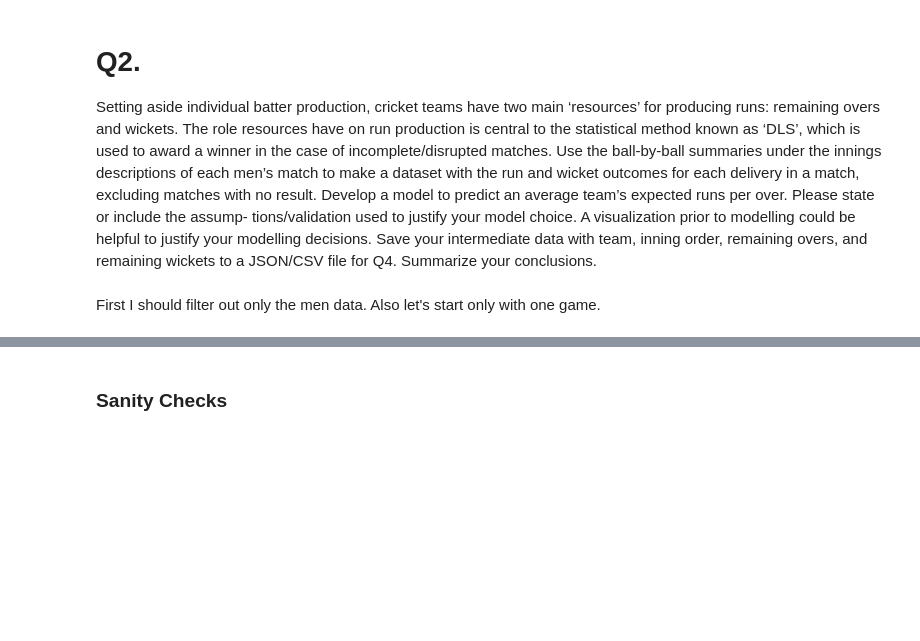
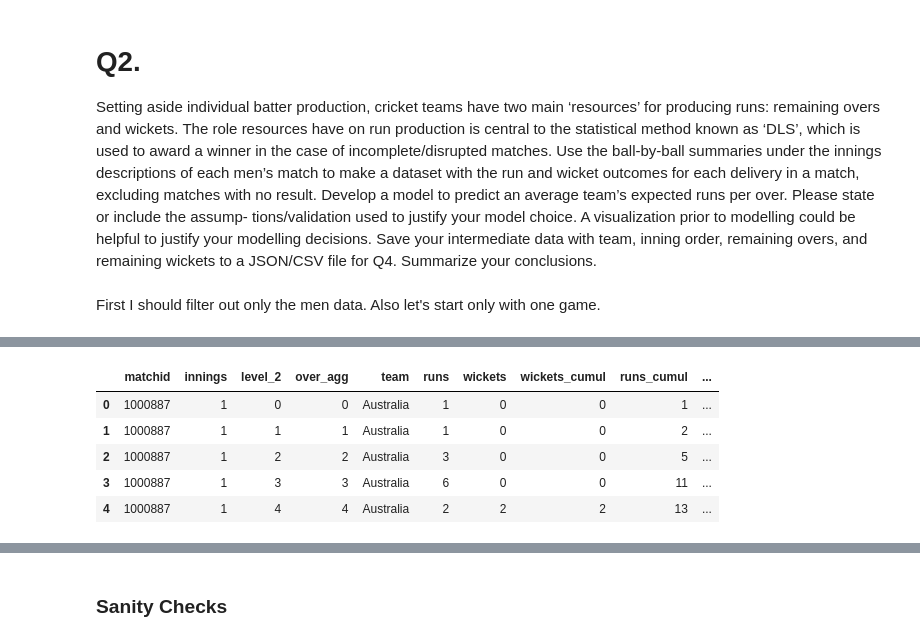
Before and after one commit to stecasta/cricket-predictions, a Jupyter notebook: notebooks/assessment.ipynb, the cells around one changed output, grey strips where cells are left out. Drawn from its saved outputs; the diff is of its cells as text; code cells hidden in the pictures; blank space fills up the shorter version.

Commit message:
Q1 data analysis and Q2 dataset generation refactoring

```diff
--- a/notebooks/assessment.ipynb
+++ b/notebooks/assessment.ipynb
@@ -92,0 +76,6 @@ print(win_percentage_no_dl_no_tie)
+# %%
+match_results_path = '../data/match_results.json'
+first_year_to_consider = 2019
+
+odi = load_df_from_json(match_results_path)
+odi.head(3)
@@ -120,3 +229,11 @@ def shift_resources(df):
     df.loc[df.index[0], 'runs_needed_to_par'] = df.loc[df.index[0], 'first_innings_runs']
 
     return df
+# %%
+match_results_path = '../data/match_results.json'
+innings_results_path = '../data/innings_results.json'
+
+odi = load_df_from_json(match_results_path)
+innings = load_df_from_json(innings_results_path)
+
+innings.head(3)
@@ -122,0 +257,4 @@ def shift_resources(df):
+# %%
+odi_filt = filter_odi_df(odi, first_year_to_consider=1800)
+innings_filt = filter_innings_df_with_match_df(innings, odi_filt)
+innings_filt.tail(55)
@@ -122,0 +265,7 @@ def shift_resources(df):
+# %%
+overs = innings_filt.groupby(['matchid', 'innings', 'over_agg', 'team']).agg(
+    runs=('runs.total', 'sum'),
+    wickets=('wicket.kind', 'count')
+).reset_index()
+
+overs.tail(5)
@@ -122,0 +279,14 @@ def shift_resources(df):
+# %%
+overs_ds = add_features_to_overs_df(overs)
+# Shift features so we don't leak the future into the data
+overs_ds = overs_ds.groupby(['matchid', 'innings']).apply(shift_resources)
+# Unpack groups to process it more easily
+overs_ds = overs_ds.drop(columns=["matchid", "innings"]).reset_index()
+overs_ds.head(5)
+# %% [output]
+|  | matchid | innings | level_2 | over_agg | team | runs | wickets | wickets_cumul | runs_cumul | ... |
+| 0 | 1000887 | 1 | 0 | 0 | Australia | 1 | 0 | 0 | 1 | ... |
+| 1 | 1000887 | 1 | 1 | 1 | Australia | 1 | 0 | 0 | 2 | ... |
+| 2 | 1000887 | 1 | 2 | 2 | Australia | 3 | 0 | 0 | 5 | ... |
+| 3 | 1000887 | 1 | 3 | 3 | Australia | 6 | 0 | 0 | 11 | ... |
+| 4 | 1000887 | 1 | 4 | 4 | Australia | 2 | 2 | 2 | 13 | ... |
```
Also changed, not shown: parts of 62 cells of this notebook.
